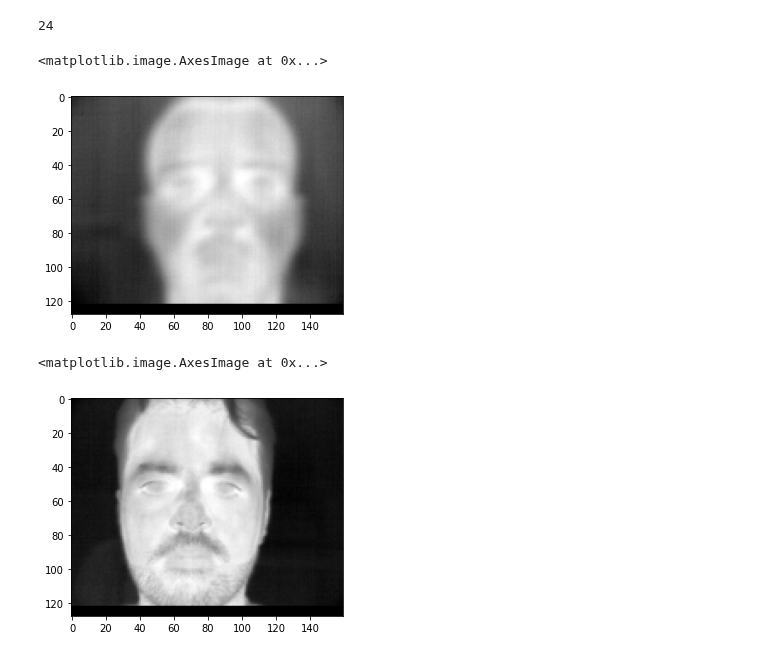
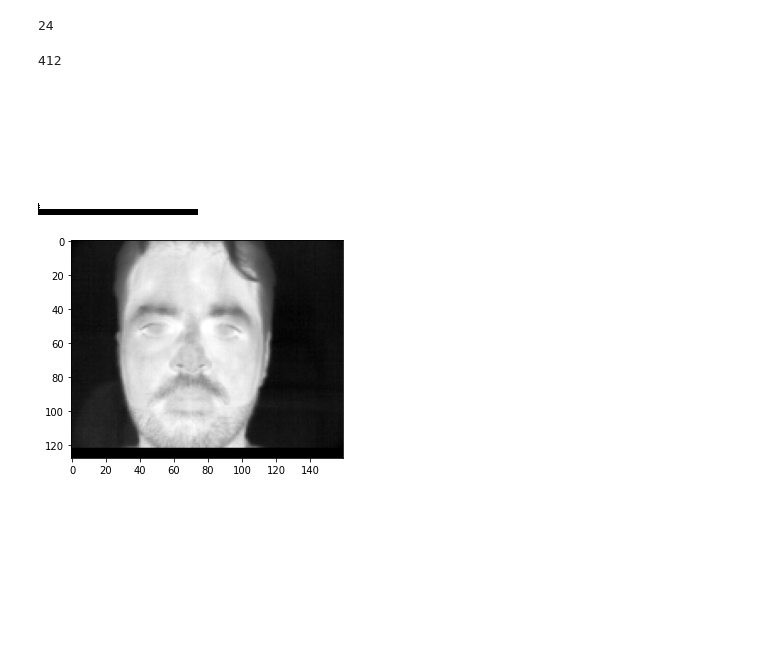
Before and after one commit to NSEvent/drunk-detection-CNN, a Jupyter notebook: jupyter/brainstorm.ipynb, the cells around one changed output. Cells and saved outputs as stored; diff of their text form; code cells hidden in the pictures; blank space fills up the shorter version.

Commit message:
Added ability to flip training data and change it with imgaug, testing doubling training size by flipping

```diff
--- a/jupyter/brainstorm.ipynb
+++ b/jupyter/brainstorm.ipynb
@@ -111,18 +111,56 @@ else:
 len(y_val)
 # %% [output]
 24
+# %%
+from imgaug import augmenters as iaa
+
+flip_seq = iaa.Sequential([
+    iaa.Fliplr(1), # horizontally flip all of the images
+])
+
+trans_seq = iaa.Sequential([
+    # iaa.Add((-5, 5)), # randomly +- 5 to pixel values
+    iaa.CropAndPad(percent=(-0.1, 0.1)) # https://imgaug.readthedocs.io/en/latest/source/overview/size.html#cropandpad
+])
+
+# 'images' should be either a 4D numpy array of shape (N, height, width, channels)
+# or a list of 3D numpy arrays, each having shape (height, width, channels).
+# Grayscale images must have shape (height, width, 1) each.
+# All images must have numpy's dtype uint8. Values are expected to be in
+# range 0-255.
+
+# Add flipped images to train and val sets
+X_train_flipped = flip_seq(images=X_train)
+X_train = np.concatenate((X_train, X_train_flipped), axis=0)
+y_train = np.concatenate((y_train, y_train), axis=0)
+
+X_val_flipped = flip_seq(images=X_val)
+X_val = np.concatenate((X_val, X_val_flipped), axis=0)
+y_val = np.concatenate((y_val, y_val), axis=0)
+
+# Add flipped images to train and val sets
+X_train_trans = trans_seq(images=X_train)
+X_train = np.concatenate((X_train, X_train_trans), axis=0)
+y_train = np.concatenate((y_train, y_train), axis=0)
+
+X_val_trans = trans_seq(images=X_val)
+X_val = np.concatenate((X_val, X_val_trans), axis=0)
+y_val = np.concatenate((y_val, y_val), axis=0)
+
+# for i,img in enumerate(X_train_flipped):
+#     display(Image.fromarray(img*1000).convert('L'))
+#     input("Enter to continue:")
+
+len(X_train)
+# %% [output]
+412
 # %%
 from matplotlib import pyplot
-
-pyplot.imshow(X_train[0], cmap='gray')
+pyplot.imshow(X_train[84], cmap='gray')
+display(Image.fromarray(X_train[1]*2000).convert('L'))
 # %% [output]
-<matplotlib.image.AxesImage at 0x...>
-[figure, old version]
+[figure, new version]
+[figure, added]
-# %%
-pyplot.imshow(X_train[84], cmap='gray')
-# %% [output]
-<matplotlib.image.AxesImage at 0x...>
-[figure, removed]
 # %%
 import tensorflow as tf
 
```
Also changed, not shown: parts of 2 cells of this notebook.
